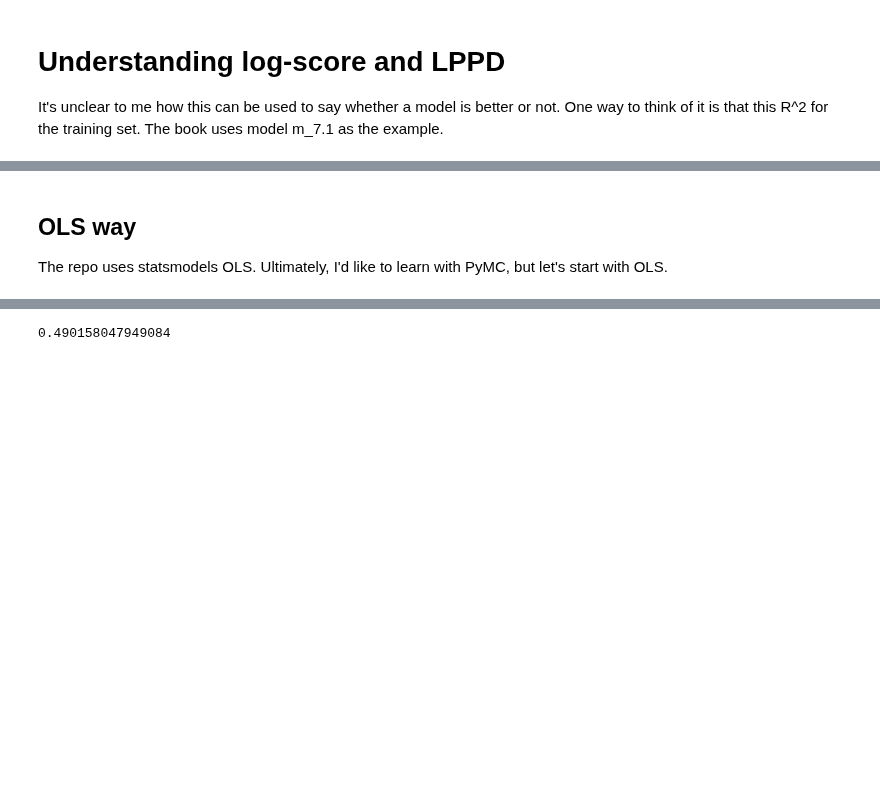
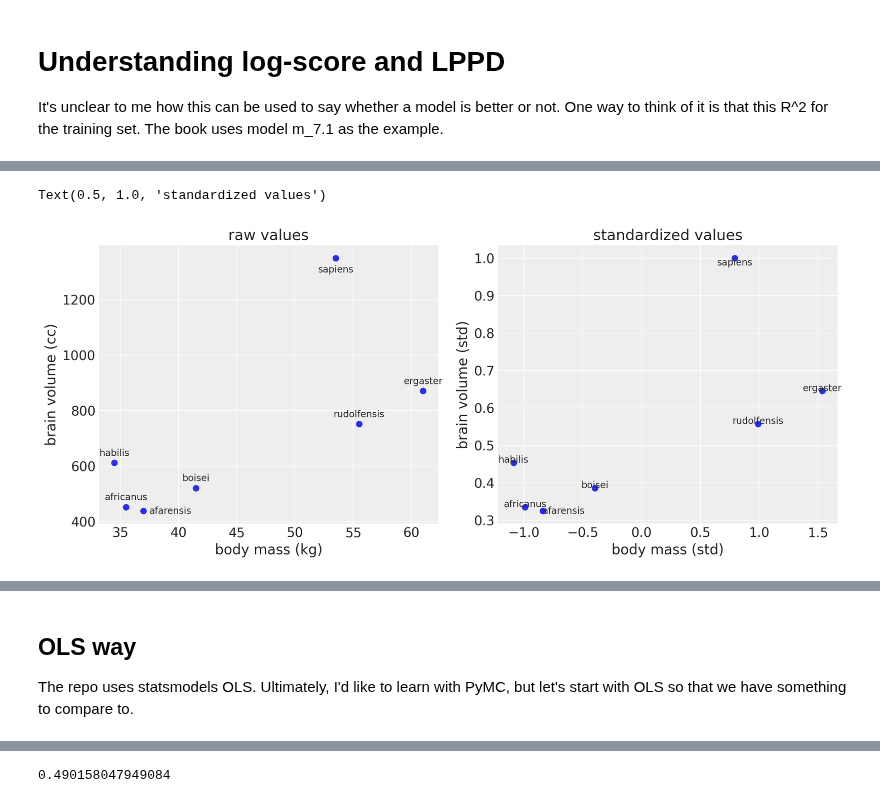
Before and after one commit to benslack19/stats_rethinking, a Jupyter notebook: stats_rethinking_ch07_InChapterProblems.ipynb, the cells around one changed output, grey strips where cells are left out. Cells and saved outputs as stored; diff of their text form; code cells hidden in the pictures; blank space fills up the shorter version.

```diff
--- a/stats_rethinking_ch07_InChapterProblems.ipynb
+++ b/stats_rethinking_ch07_InChapterProblems.ipynb
@@ -66,21 +66,3 @@ df_brains
 | 5 | ergaster | 871 | 61.0 |
 | 6 | sapiens | 1350 | 53.5 |
 [interactive output not drawn]
-# %%
-# Figure 7.2, modified from repo
-
-f, ax1 = plt.subplots()
-
-ax1.scatter(df_brains["mass"], df_brains["brain"])
-
-# point labels
-for i, r in df_brains.iterrows():
-    if r.species == "afarensis":
-        ax1.text(r.mass + 0.5, r.brain, r.species, ha="left", va="center")
-    elif r.species == "sapiens":
-        ax1.text(r.mass, r.brain - 25, r.species, ha="center", va="top")
-    else:
-        ax1.text(r.mass, r.brain + 25, r.species, ha="center")
-
-ax1.set_xlabel("body mass (kg)")
-ax1.set_ylabel("brain volume (cc)")
@@ -110,3 +88,38 @@ df_brains
 | 5 | ergaster | 871 | 61.0 | 1.535266 | 0.645185 |
 | 6 | sapiens | 1350 | 53.5 | 0.792396 | 1.000000 |
 [interactive output not drawn]
+# %%
+# Figure 7.2, modified from repo
+
+f, (ax1, ax2) = plt.subplots(1, 2, figsize=(12, 5))
+
+ax1.scatter(df_brains["mass"], df_brains["brain"])
+# point labels
+for i, r in df_brains.iterrows():
+    if r["species"] == "afarensis":
+        ax1.text(r["mass"] + 0.5, r["brain"], r["species"], ha="left", va="center")
+    elif r["species"] == "sapiens":
+        ax1.text(r["mass"], r["brain"] - 25, r["species"], ha="center", va="top")
+    else:
+        ax1.text(r["mass"], r["brain"] + 25, r["species"], ha="center")
+
+ax1.set_xlabel("body mass (kg)")
+ax1.set_ylabel("brain volume (cc)")
+ax1.set_title("raw values")
+
+ax2.scatter(df_brains["mass_std"], df_brains["brain_std"])
+# point labels
+for i, r in df_brains.iterrows():
+    if r["species"] == "afarensis":
+        ax2.text(r["mass_std"], r["brain_std"], r["species"], ha="left", va="center")
+    elif r["species"] == "sapiens":
+        ax2.text(r["mass_std"], r["brain_std"], r["species"], ha="center", va="top")
+    else:
+        ax2.text(r["mass_std"], r["brain_std"], r["species"], ha="center")
+
+ax2.set_xlabel("body mass (std)")
+ax2.set_ylabel("brain volume (std)")
+ax2.set_title("standardized values")
+# %% [output]
+Text(0.5, 1.0, 'standardized values')
+[figure, new version]
@@ -113,7 +127,7 @@ df_brains
 # %% [markdown]
 ## OLS way
 
-The repo uses statsmodels OLS. Ultimately, I'd like to learn with PyMC, but let's start with OLS.
+The repo uses statsmodels OLS. Ultimately, I'd like to learn with PyMC, but let's start with OLS so that we have something to compare to.
 # %%
 m_7_1 = smf.ols("brain_std ~ mass_std", data=df_brains).fit()
 m_7_1.summary()
```
Also changed, not shown: parts of 29 cells of this notebook.
